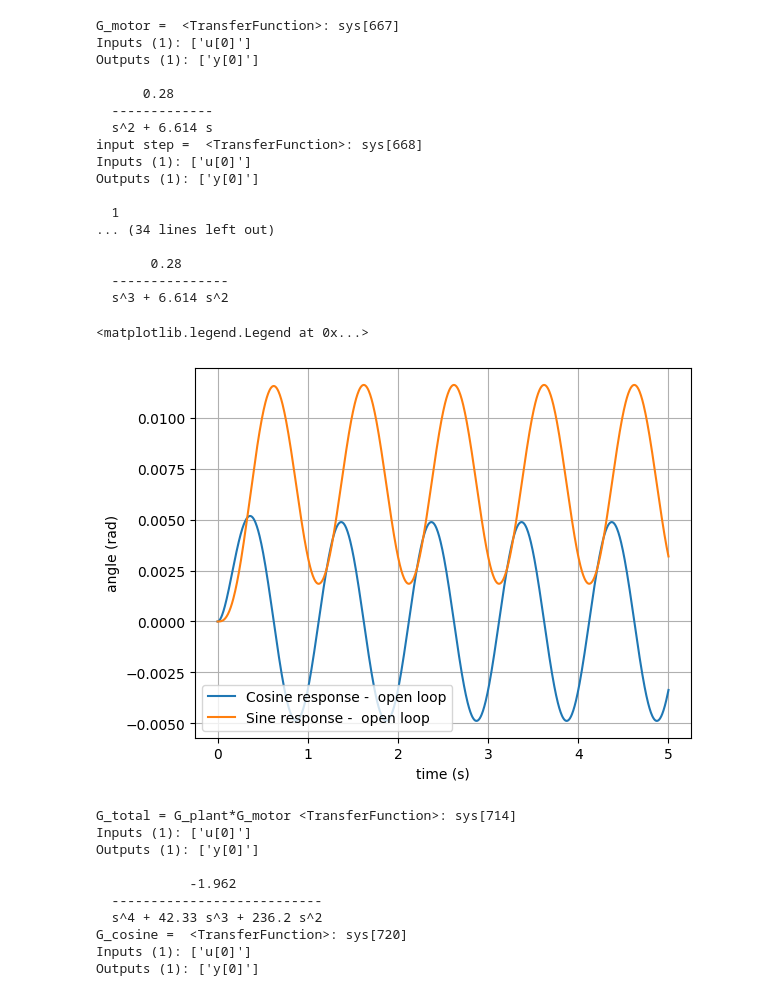
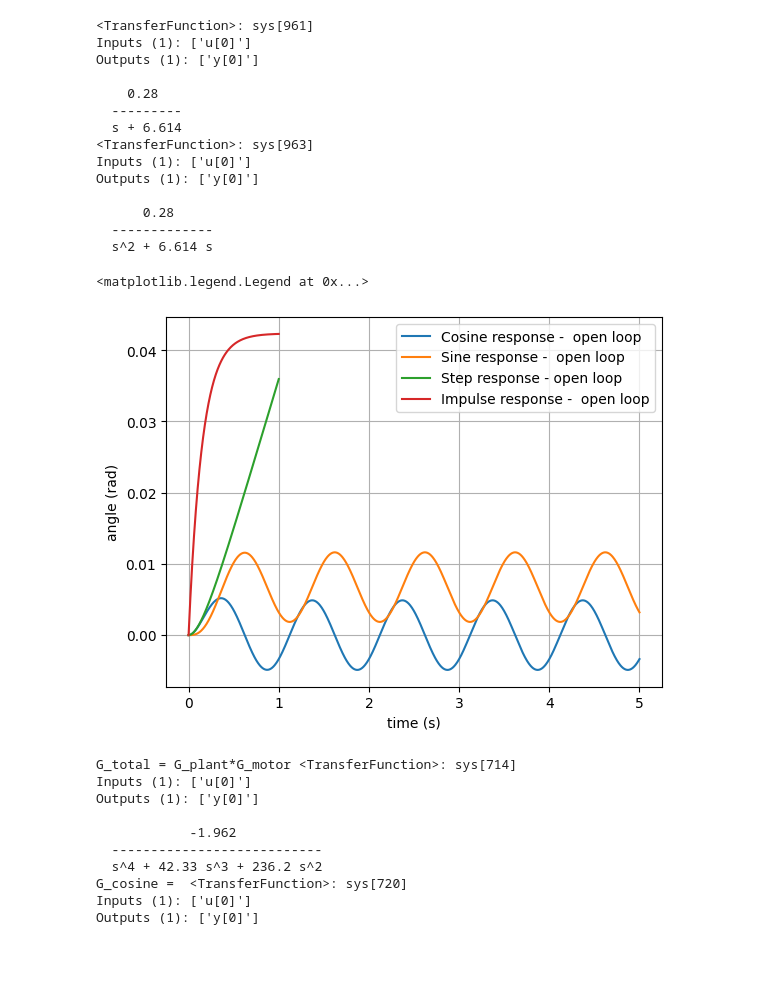
Before and after one commit to TijnAltenaAO/python-modeling, a Jupyter notebook: controlsystemsmodeling.ipynb, the cells around one changed output. Saved outputs shown, nothing was run; the diff lists cells and outputs as text; code cells hidden in the pictures; blank space fills up the shorter version.

```diff
--- a/controlsystemsmodeling.ipynb
+++ b/controlsystemsmodeling.ipynb
@@ -121,8 +107,10 @@ num = [K]
 den = [1,1/T_m]
 
 G_motor = tf(num, den)
+print(G_motor)
 integrator = tf([1],[1,0]) # integrator
 G_motor = G_motor*integrator # integrate to get position
+print(G_motor)
 
 # step response and pulse response:
 step = tf([1],[1,0]) # figire out of numerator value matters.
@@ -132,54 +120,51 @@ Y_pulse = G_motor * step
 
 f = 1 # frequency
 a =  2*np.pi*f # angular frequency
 cos = tf([1,0],[1,0,a**2])
 Y_cosine = G_motor * cos
 sine = tf([a],[1,0,a**2])
 Y_sine = G_motor * sine
 
 # show actual equations
-print('G_motor = ', G_motor)
-print('input step = ', step)
-print('motor transfer function = ', G_motor)
-print('output Y = ', Y_step)
-print('input pulse = ', pulse)
-print('motor transfer function = ', G_motor)
-print('output Y = ', Y_pulse)
+# print('G_motor = ', G_motor)
+# print('input step = ', step)
+# print('motor transfer function = ', G_motor)
+# print('output Y = ', Y_step)
+# print('input pulse = ', pulse)
+# print('motor transfer function = ', G_motor)
+# print('output Y = ', Y_pulse)
 
 #open loop response = the system's output behavior without any feedback, measured after a step change in the systems input (= at the controller's output )
 t,y = step_response(G_motor,T=1,T_num=200, X0=0)     #X0 can be set as initial condition
 t2,yc = impulse_response(G_motor,T=1,T_num=200)
 t4,yc3 = impulse_response(Y_cosine, T=5, T_num=1000)
 t3,yc2 = impulse_response(Y_sine, T=5, T_num=1000)
 
 plt.plot(t4,yc3, label='Cosine response -  open loop')
 plt.plot(t3,yc2, label='Sine response -  open loop')
-# plt.plot(t,y, label='Step response - open loop')
-# plt.plot(t2,yc, label='Impulse response -  open loop')
+plt.plot(t,y, label='Step response - open loop')
+plt.plot(t2,yc, label='Impulse response -  open loop')
 plt.grid()
 plt.xlabel('time (s)')
 plt.ylabel('angle (rad)')
 plt.legend()
 # %% [output]
-G_motor =  <TransferFunction>: sys[667]
+<TransferFunction>: sys[961]
+Inputs (1): ['u[0]']
+Outputs (1): ['y[0]']
+
+    0.28
+  ---------
+  s + 6.614
+<TransferFunction>: sys[963]
 Inputs (1): ['u[0]']
 Outputs (1): ['y[0]']
 
       0.28
   -------------
   s^2 + 6.614 s
-input step =  <TransferFunction>: sys[668]
-Inputs (1): ['u[0]']
-Outputs (1): ['y[0]']
-
-  1
-... (34 lines left out)
-
-       0.28
-  ---------------
-  s^3 + 6.614 s^2
 <matplotlib.legend.Legend at 0x...>
-[figure, old version]
+[figure, new version]
 # %%
 import array
 import control
```
Also changed, not shown: parts of 2 cells of this notebook.
